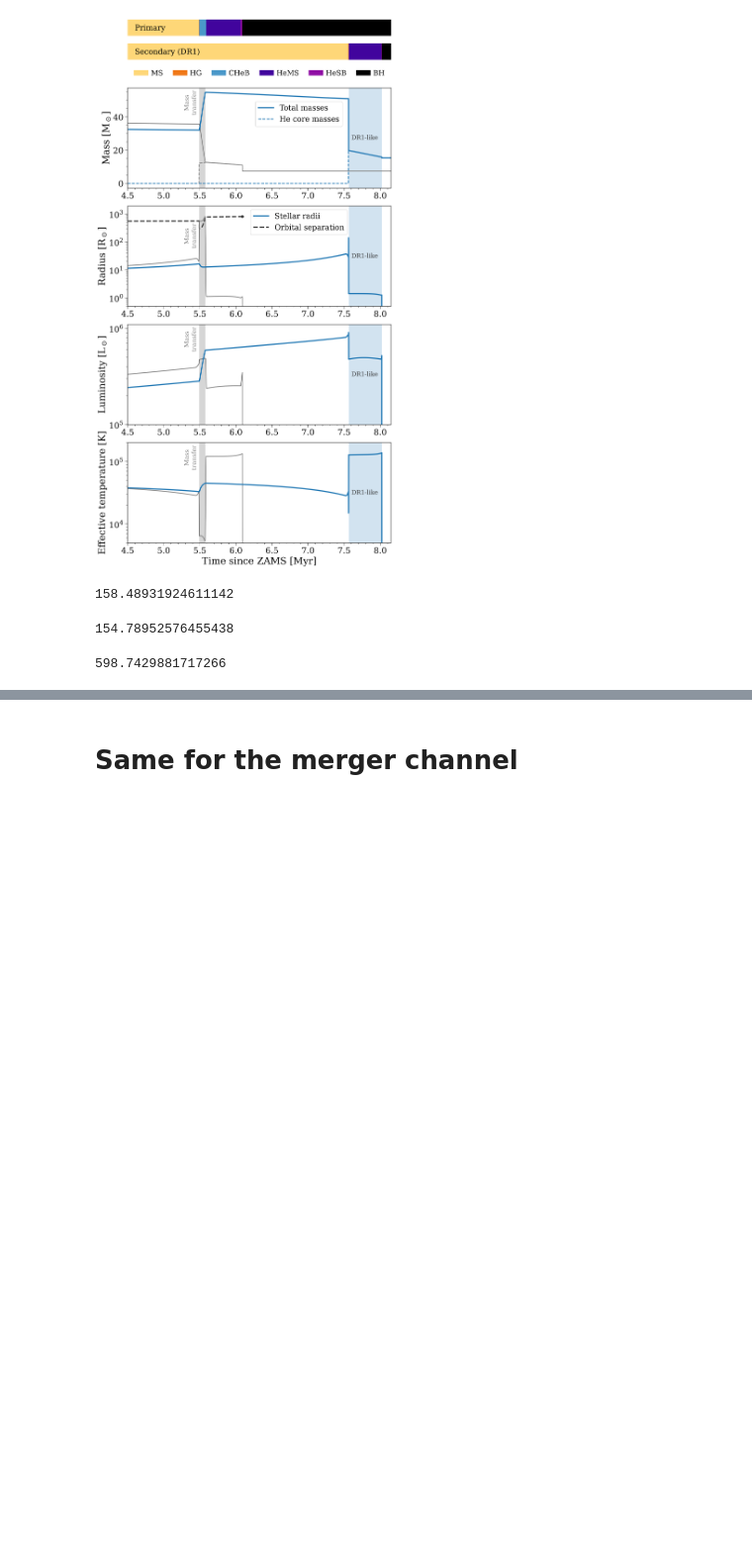
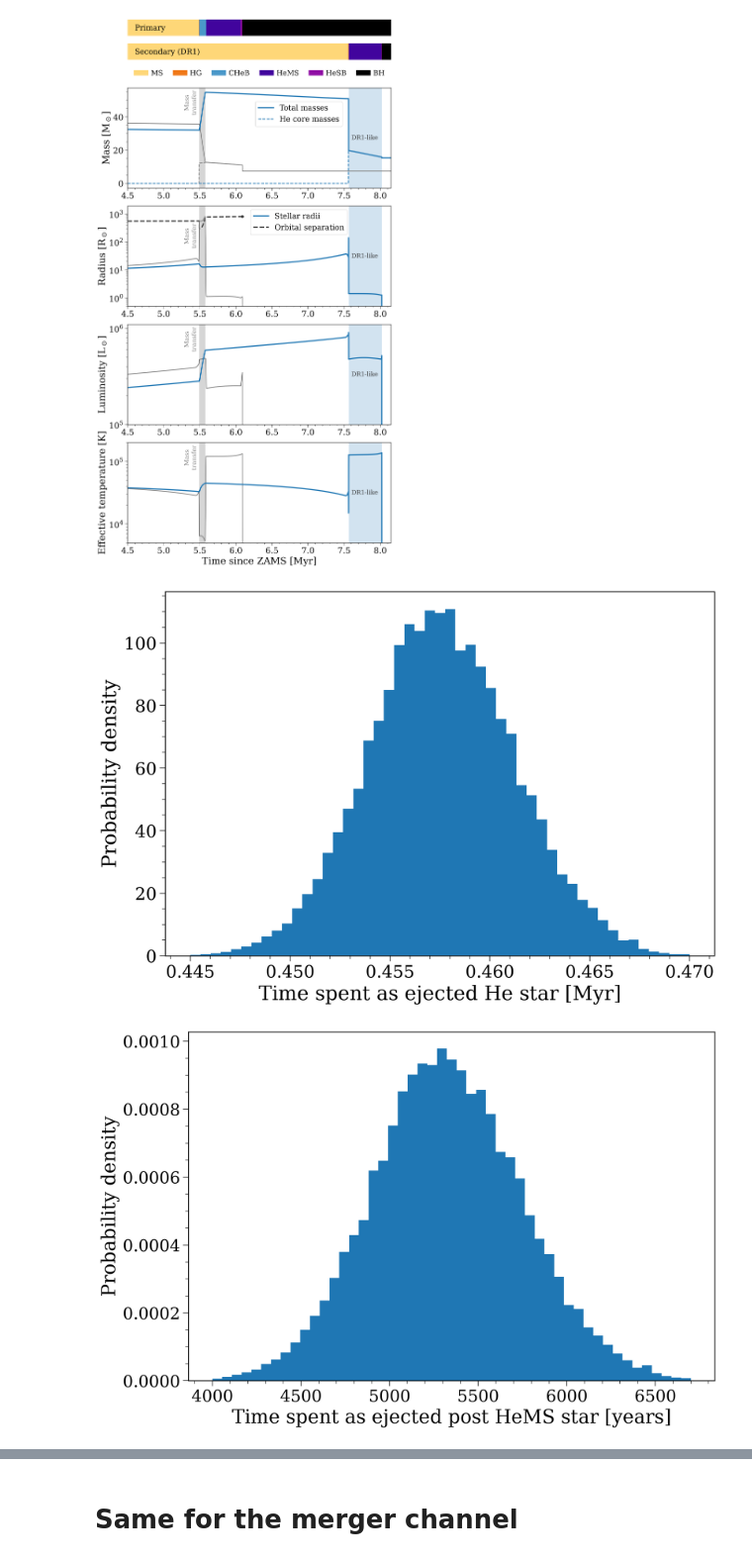
Before and after one commit to TomWagg/dr1-runaway, a Jupyter notebook: notebooks/detailed_evolution.ipynb, the cells around one changed output, grey strips where cells are left out. Shown at 99% size. Cells and saved outputs as stored; diff of their text form; code cells hidden in the pictures; blank space fills up the shorter version.

Commit message:
add formation probability plot

```diff
--- a/notebooks/detailed_evolution.ipynb
+++ b/notebooks/detailed_evolution.ipynb
@@ -188,15 +188,43 @@ plt.savefig(f"../figures/backpop_detailed_example.pdf", bbox_inches="tight", dpi
 plt.show()
 # %% [output]
 [figure]
-# %%
-10**2.2
-# %% [output]
-158.48931924611142
-# %%
-cosmic.utils.p_from_a(500, 38, 32)
-# %% [output]
-154.78952576455438
-# %%
-cosmic.utils.a_from_p(200, 40, 32)
-# %% [output]
-598.7429881717266
+# %%
+p = corners.prepare_posteriors_for_corner(
+    BackPopsteriors(file="/mnt/home/twagg/ceph/dr1/ejection_1_50/posteriors.h5",
+                    var_labels=np.array([r"$m_{1, i}$ [M$_\odot$]", r"$m_{2, i}$ [M$_\odot$]", r"$\log_{\rm 10}(P_i / {\rm days})$",
+                                         r"$e_i$", r"$v_{\rm kick}$ [km/s]", r"$\phi_{\rm kick}$ [rad]",
+                                         r"$\theta_{\rm kick}$ [rad]", r"$\omega$ [rad]"])),
+)
+
+stellar_lifetimes = p.bpp[p.bpp["kstar_2"] > 10].drop_duplicates(subset="bin_num", keep="first")["tphys"]
+p.bcm_row["stellar_lifetime"] = np.full(p.bcm_row.shape[0], np.nan)
+p.bcm_row.loc[stellar_lifetimes.index, "stellar_lifetime"] = stellar_lifetimes
+
+dr1_start = p.bpp[(p.bpp["sep"] < 0) & (p.bpp["kstar_2"].isin([7, 8]))].drop_duplicates(subset="bin_num", keep="first")["tphys"]
+dr1_end = p.bpp[(p.bpp["sep"] < 0) & (p.bpp["kstar_2"].isin([13, 14]))].drop_duplicates(subset="bin_num", keep="first")["tphys"]
+dr1_dur = dr1_end - dr1_start
+dr1_dur
+
+p.bcm_row["dr1_dur"] = np.full(p.bcm_row.shape[0], np.nan)
+p.bcm_row.loc[dr1_dur.index, "dr1_dur"] = dr1_dur
+
+dr1_start = p.bpp[(p.bpp["sep"] < 0) & (p.bpp["kstar_2"].isin([8]))].drop_duplicates(subset="bin_num", keep="first")["tphys"]
+dr1_end = p.bpp[(p.bpp["sep"] < 0) & (p.bpp["kstar_2"].isin([13, 14]))].drop_duplicates(subset="bin_num", keep="first")["tphys"]
+dr1_dur = dr1_end - dr1_start
+dr1_dur
+
+p.bcm_row["dr1_dur_sb"] = np.full(p.bcm_row.shape[0], np.nan)
+p.bcm_row.loc[dr1_dur.index, "dr1_dur_sb"] = dr1_dur
+# %%
+plt.hist(p.bcm_row["dr1_dur"], weights=np.exp(p.log_w), bins=np.linspace(0.445, 0.47, 50), density=True);
+plt.xlabel("Time spent as ejected He star [Myr]")
+plt.ylabel("Probability density")
+plt.show()
+
+plt.hist(p.bcm_row["dr1_dur_sb"] * 1e6, weights=np.exp(p.log_w), bins=np.linspace(4000, 6700, 50), density=True);
+plt.xlabel("Time spent as ejected post HeMS star [years]")
+plt.ylabel("Probability density")
+plt.show()
+# %% [output]
+[figure, added]
+[figure, added]
```
Also changed, not shown: parts of 1 cell of this notebook, 3 other files.
